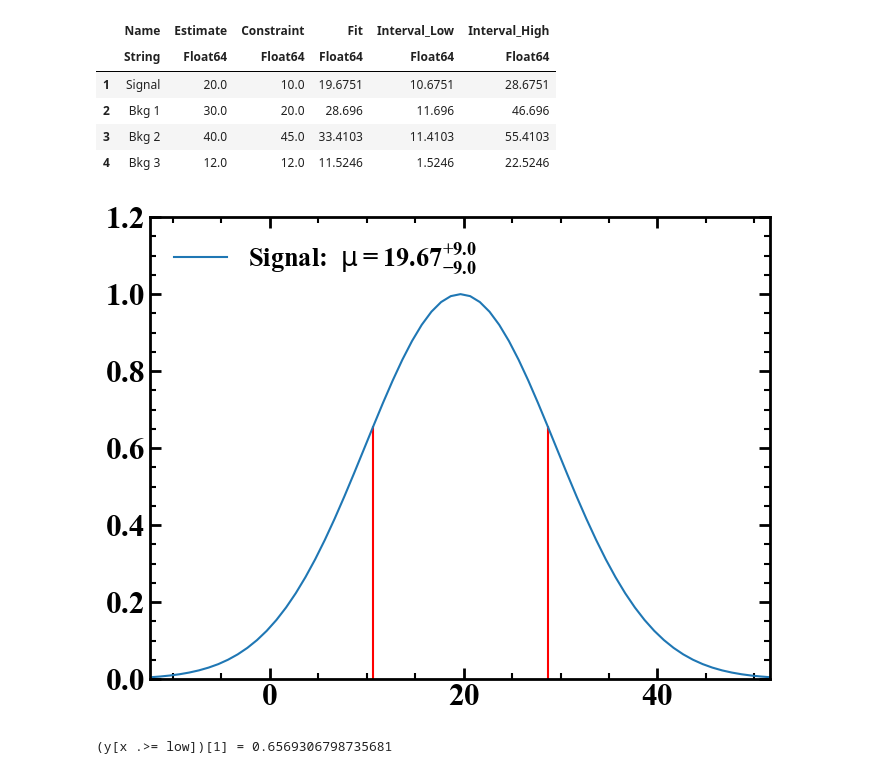
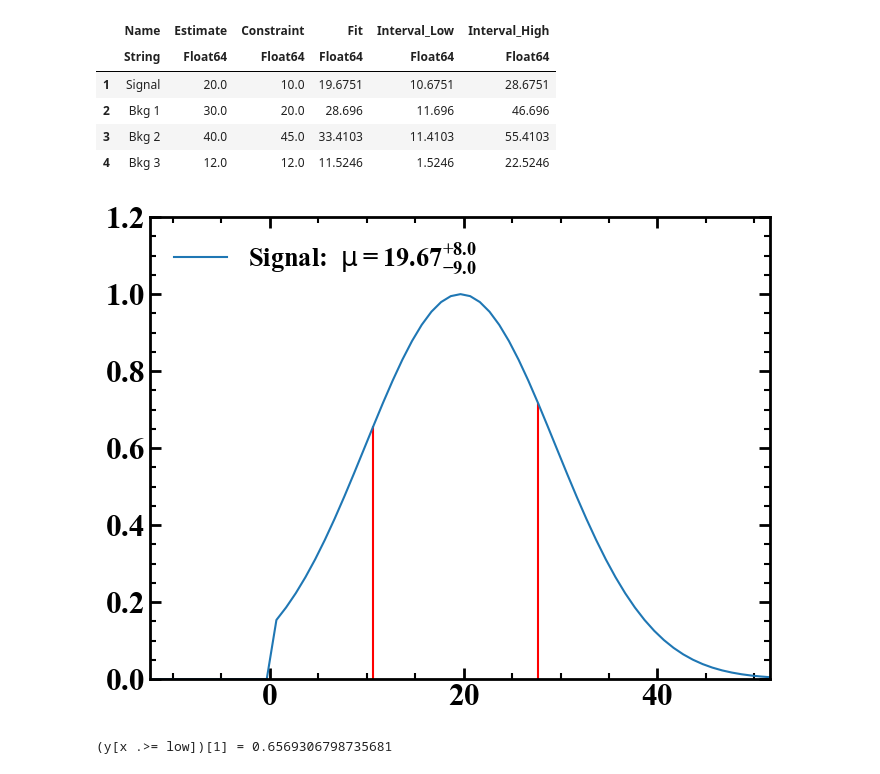
Before and after one commit to MorganAskins/watchfish, a Jupyter notebook: protofish.ipynb, the cells around one changed output. Drawn from its saved outputs; the diff is of its cells as text; code cells hidden in the pictures.

Commit message:
Allow for priors on profiled pdf

```diff
--- a/protofish.ipynb
+++ b/protofish.ipynb
@@ -107,11 +107,15 @@ Found min, profiling now
 # %%
 using PyPlot
 plt.style.use("watchman")
 
+hs = x -> x >= 0 ? 1 : 0
+profile!("Signal", results; prior=hs)
+uncertainty!("Signal", results )
+
 interval_plot(results, "Signal")
 plt.show()
 # %% [output]
-[figure, old version]
+[figure, new version]
 (y[x .>= low])[1] = 0.6569306798735681
 # %%
 using PyPlot
```
Also changed, not shown: parts of 5 cells of this notebook, 1 other file.
